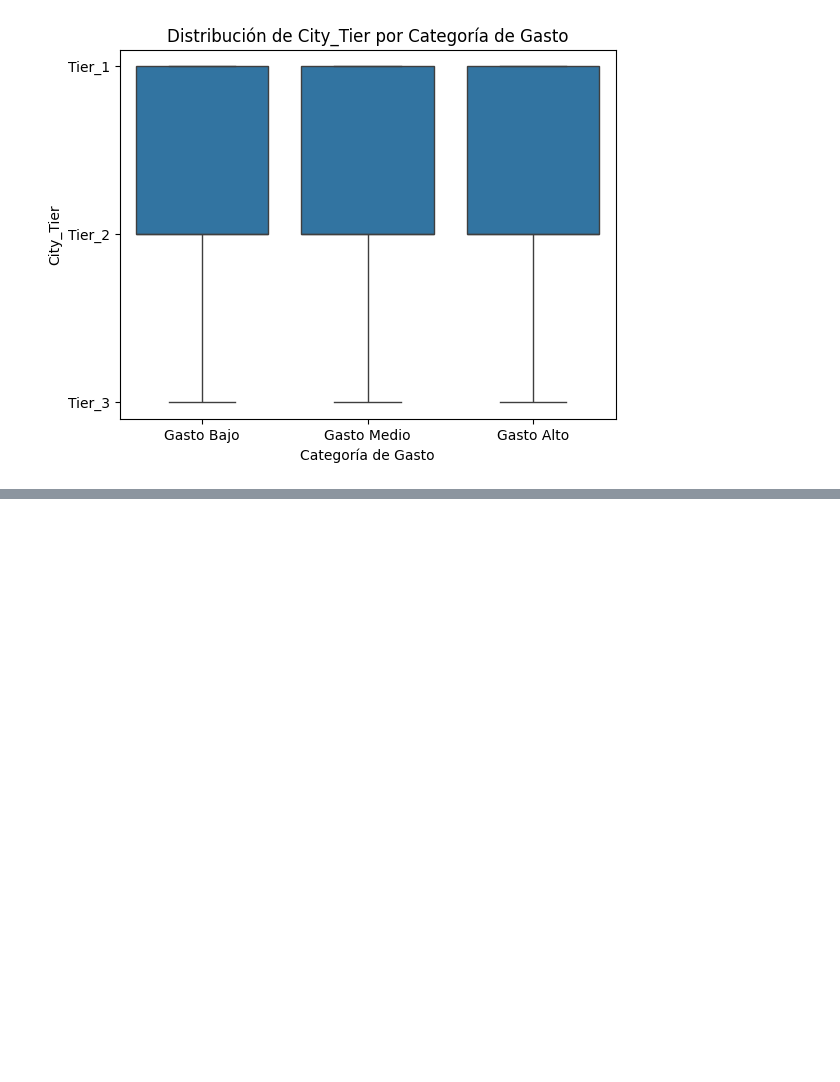
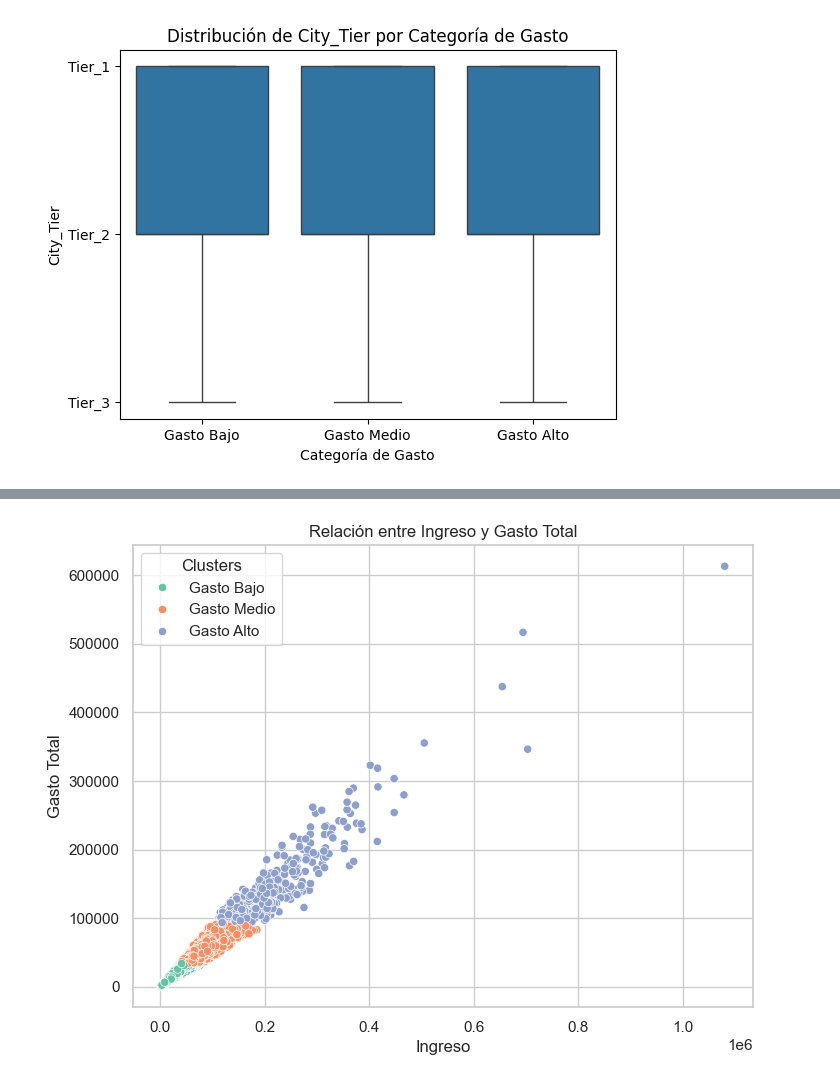
Before and after one commit to jduro99/Proyecto_final, a Jupyter notebook: Limpieza_Bencomo.ipynb, the cells around one changed output, grey strips where cells are left out. Drawn from its saved outputs; the diff is of its cells as text; code cells hidden in the pictures; blank space fills up the shorter version.

```diff
--- a/Limpieza_Bencomo.ipynb
+++ b/Limpieza_Bencomo.ipynb
@@ -367,0 +350,15 @@ plt.show()
+# %%
+# Configuración estética para Seaborn
+sns.set_theme(style="whitegrid")
+
+# 3. Relación entre ingresos y gasto total
+df["Gasto_Total"] = df[categorias].sum(axis=1)
+plt.figure(figsize=(8, 6))
+sns.scatterplot(data=df, x="Income", y="Gasto_Total", hue="Expense_Cluster", palette="Set2")
+plt.title("Relación entre Ingreso y Gasto Total")
+plt.xlabel("Ingreso")
+plt.ylabel("Gasto Total")
+plt.legend(title="Clusters")
+plt.show()
+# %% [output]
+[figure, added]
```
Also changed, not shown: parts of 10 cells of this notebook.
